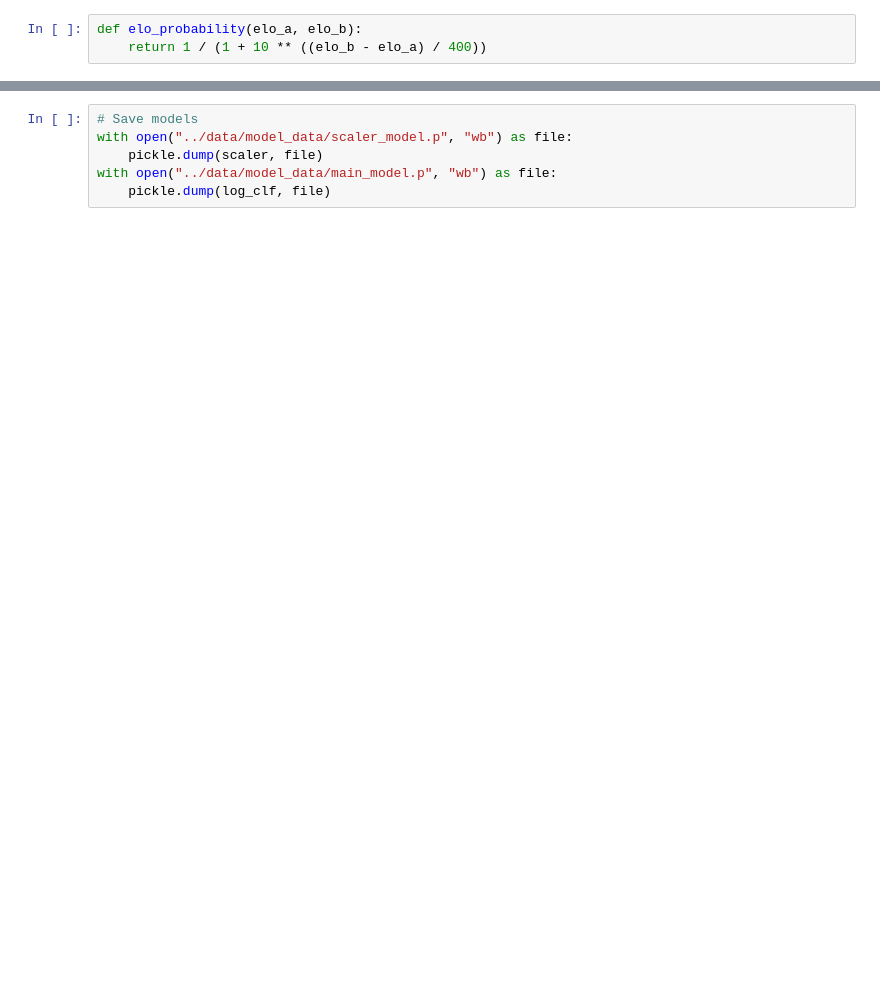
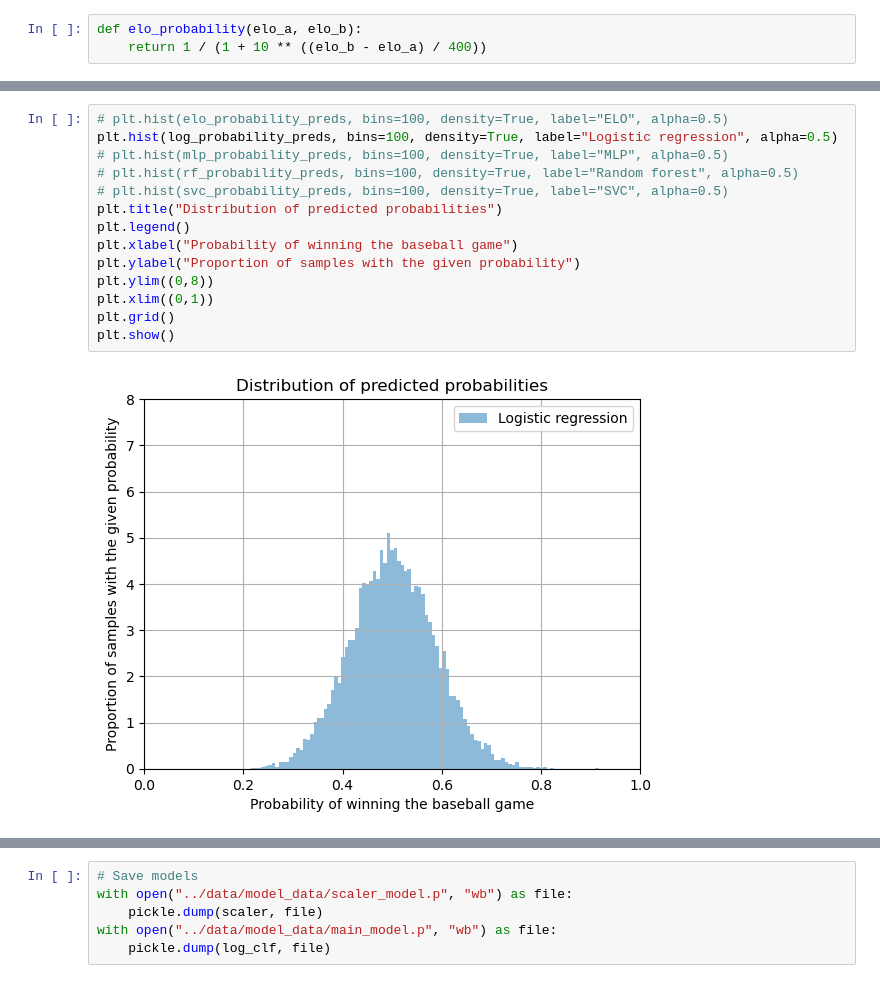
Before and after one commit to lucaspauker/mlb-stats, a Jupyter notebook: scripts/Modeling.ipynb, the cells around one changed output, grey strips where cells are left out. Saved outputs shown, nothing was run; the diff lists cells and outputs as text; blank space fills up the shorter version.

```diff
--- a/scripts/Modeling.ipynb
+++ b/scripts/Modeling.ipynb
@@ -85 +176,17 @@ else:
+# %%
+# plt.hist(elo_probability_preds, bins=100, density=True, label="ELO", alpha=0.5)
+plt.hist(log_probability_preds, bins=100, density=True, label="Logistic regression", alpha=0.5)
+# plt.hist(mlp_probability_preds, bins=100, density=True, label="MLP", alpha=0.5)
+# plt.hist(rf_probability_preds, bins=100, density=True, label="Random forest", alpha=0.5)
+# plt.hist(svc_probability_preds, bins=100, density=True, label="SVC", alpha=0.5)
+plt.title("Distribution of predicted probabilities")
+plt.legend()
+plt.xlabel("Probability of winning the baseball game")
+plt.ylabel("Proportion of samples with the given probability")
+plt.ylim((0,8))
+plt.xlim((0,1))
+plt.grid()
+plt.show()
+# %% [output]
+[figure, added]
 # %%
```
Also changed, not shown: parts of 20 cells of this notebook, 28 other files.
